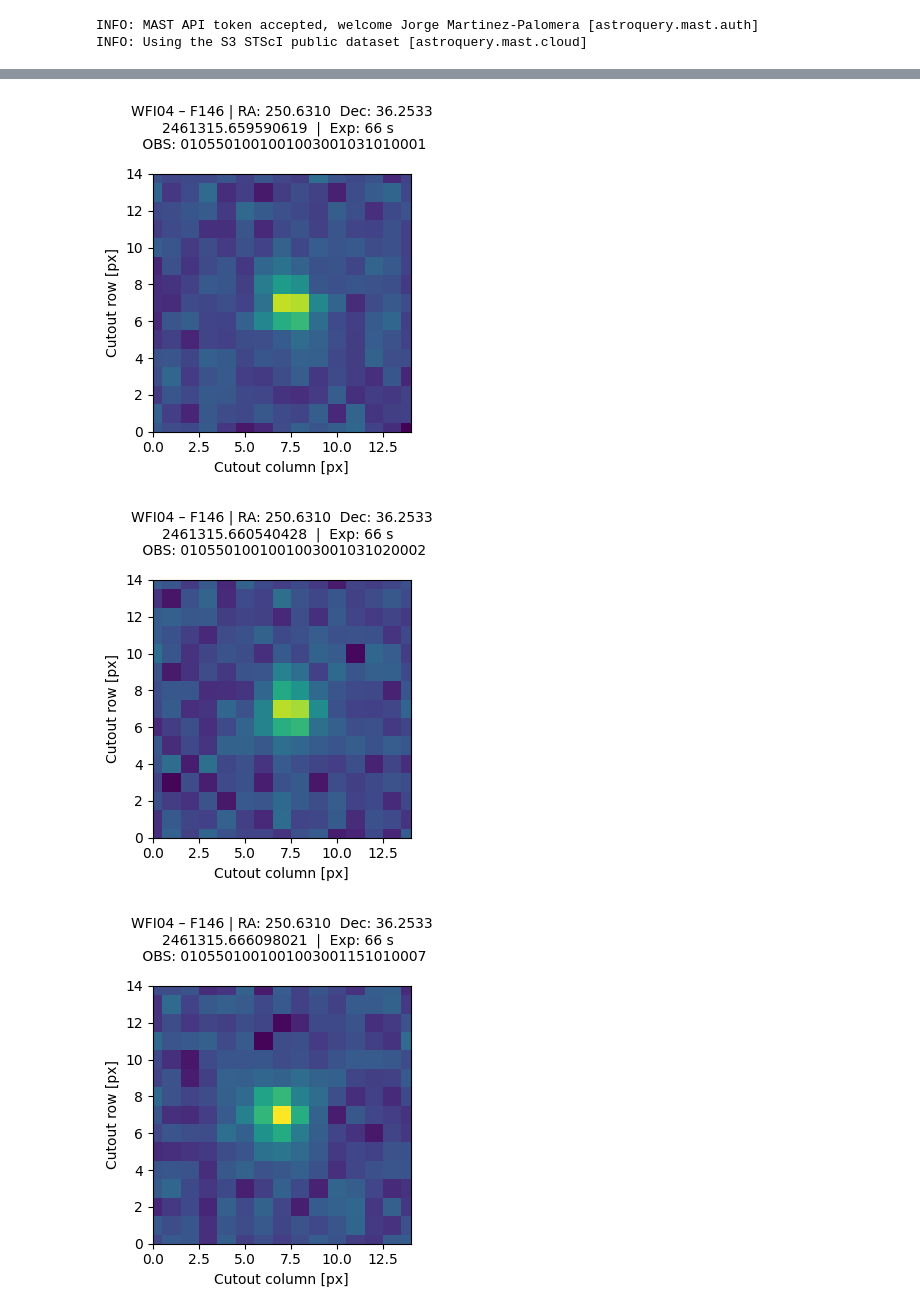
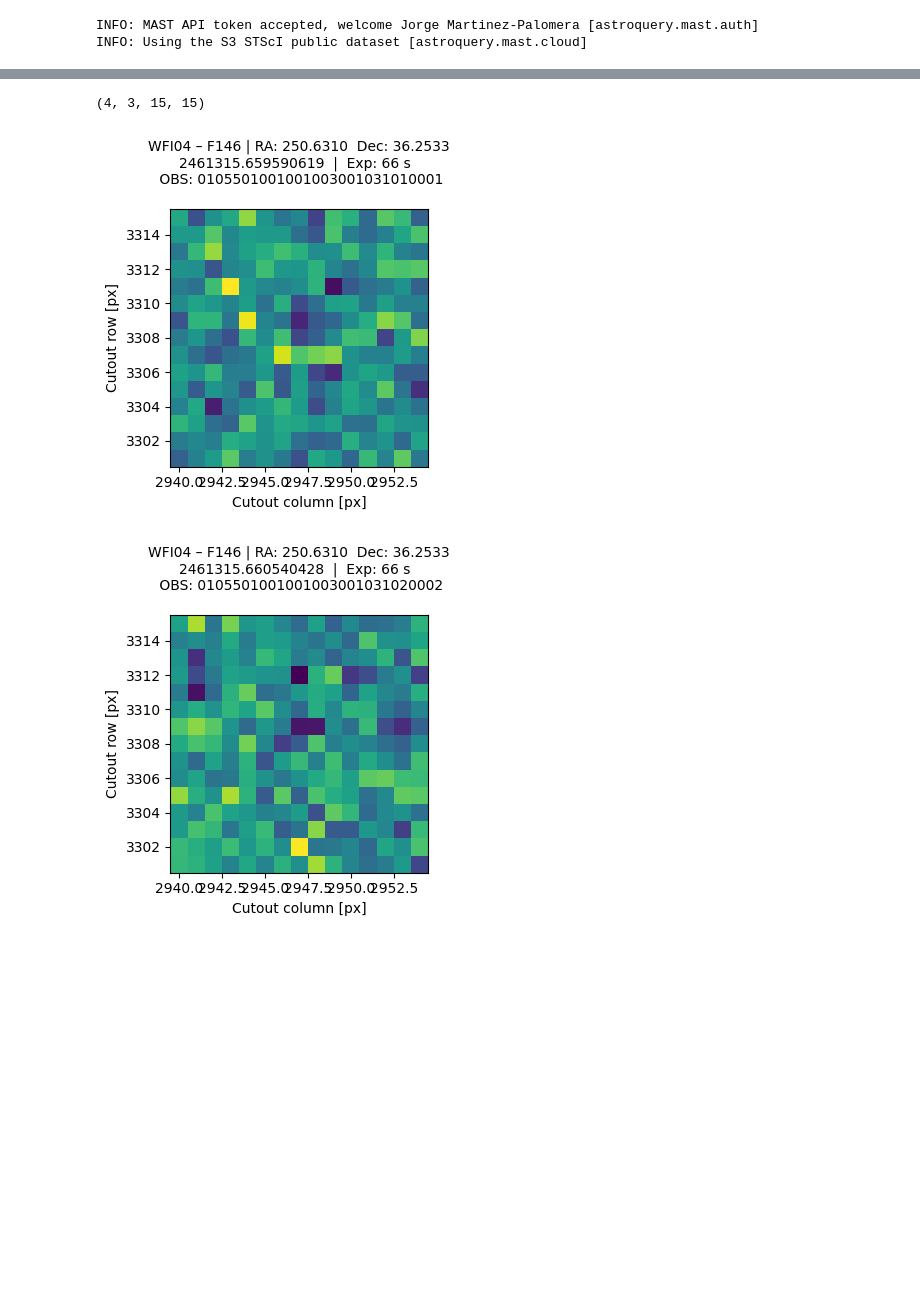
Before and after one commit to jorgemarpa/roman-cuts, a Jupyter notebook: notebooks/tutorial-com.ipynb, the cells around one changed output, grey strips where cells are left out. Cells and saved outputs as stored; diff of their text form; code cells hidden in the pictures; blank space fills up the shorter version.

```diff
--- a/notebooks/tutorial-com.ipynb
+++ b/notebooks/tutorial-com.ipynb
@@ -35,7 +35,7 @@ detector = 4
 ra = 250.630997
 dec = 36.253313
 filter = "F146"
-size = 15
+size = (15, 15)
 # %%
 # 2. Find L2 files for a specific field
 products_l2, _ = query_mast_files(
@@ -77,9 +84,10 @@ products_l2 = products_l2[l2_sortidx]
 
 # 3. Extract cutouts
 cube, meta, gwcss = make_cutout(
-    products_l2["filename"].tolist()[:10],
+    products_l2["filename"].tolist()[:3],
     ra=ra,
     dec=dec,
     size=size,
     mission=mission,
+    lite=False,
 )
@@ -86,34 +101,39 @@ cube, meta, gwcss = make_cutout(
+# %%
+cube.shape
+# %% [output]
+(4, 3, 15, 15)
 # %%
-ny, nx = cube.shape[1], cube.shape[2]
-norm = simple_norm(cube.ravel(), stretch="asinh", percent=99.9)
+ext = 3
 
-for k in range(len(cube)):
+ny, nx = cube.shape[-2], cube.shape[-1]
+norm = simple_norm(cube[ext].ravel(), stretch="linear", percent=99.9)
+
+for k in range(len(cube[ext])):
+    if np.isnan(cube[ext][k]).all():
+        continue
     origin = meta.loc[k, "origin_original"]  # (col_min, row_min) from Cutout2D
     xmin, ymin = int(origin[0]), int(origin[1])
 
     fig, ax = plt.subplots(figsize=(4, 4))
     ax.set_title(
         f'{meta.loc[k, "detector"]} – {meta.loc[k, "optical_element"]} | '
         f'RA: {meta.loc[k, "ra_target"]:.4f}  Dec: {meta.loc[k, "dec_target"]:.4f}\n'
         f'{meta.loc[k, "mid_time"]}  |  '
         f'Exp: {meta.loc[k, "exposure_time"]:.0f} s  \n '
         f'OBS: {meta.loc[k, "observation_id"]}\n',
         fontsize=10,
     )
     ax.pcolormesh(
-        np.arange(nx),
-        np.arange(ny),
-        cube[k],
+        np.arange(xmin, xmin + nx),
+        np.arange(ymin, ymin + ny),
+        cube[ext][k],
         norm=norm,
     )
     ax.set_aspect("equal", "box")
-    ax.set_xlim(0, nx - 1)
-    ax.set_ylim(0, ny - 1)
     ax.set_xlabel("Cutout column [px]")
     ax.set_ylabel("Cutout row [px]")
     plt.tight_layout()
     plt.show()
 # %% [output]
-[figure, old version]
+[figure, new version]
-[figure, old version]
+[figure, new version]
-[figure, removed]
```
Also changed, not shown: parts of 6 cells of this notebook.
